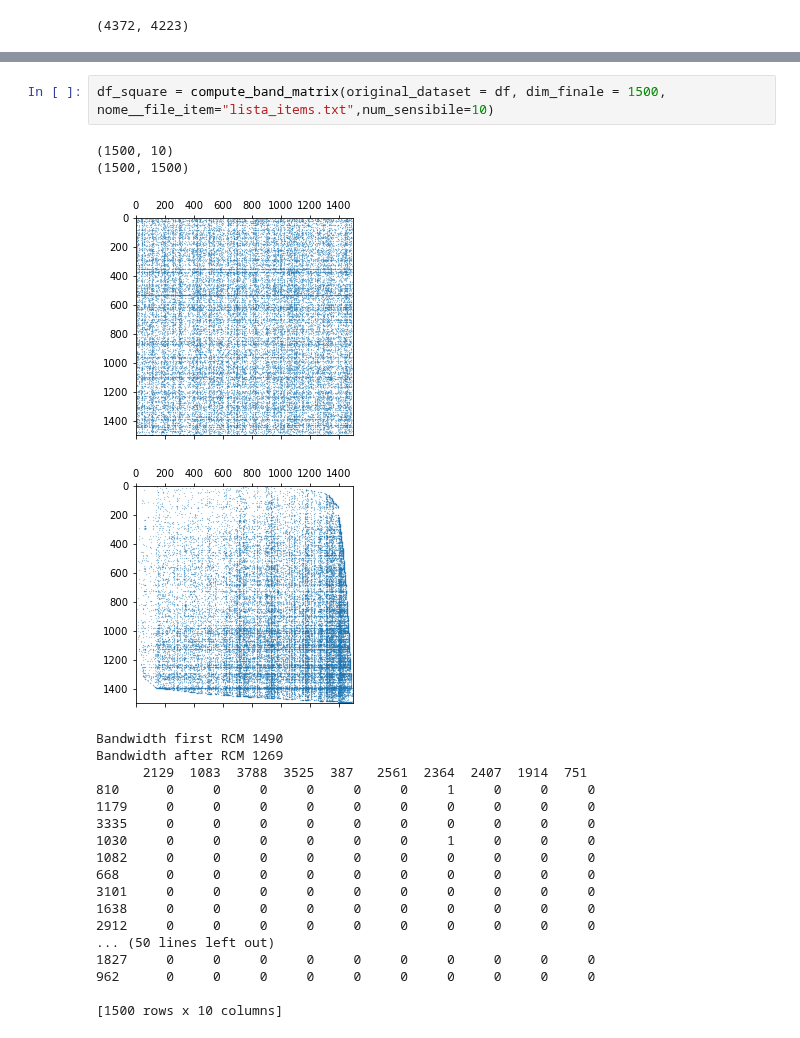
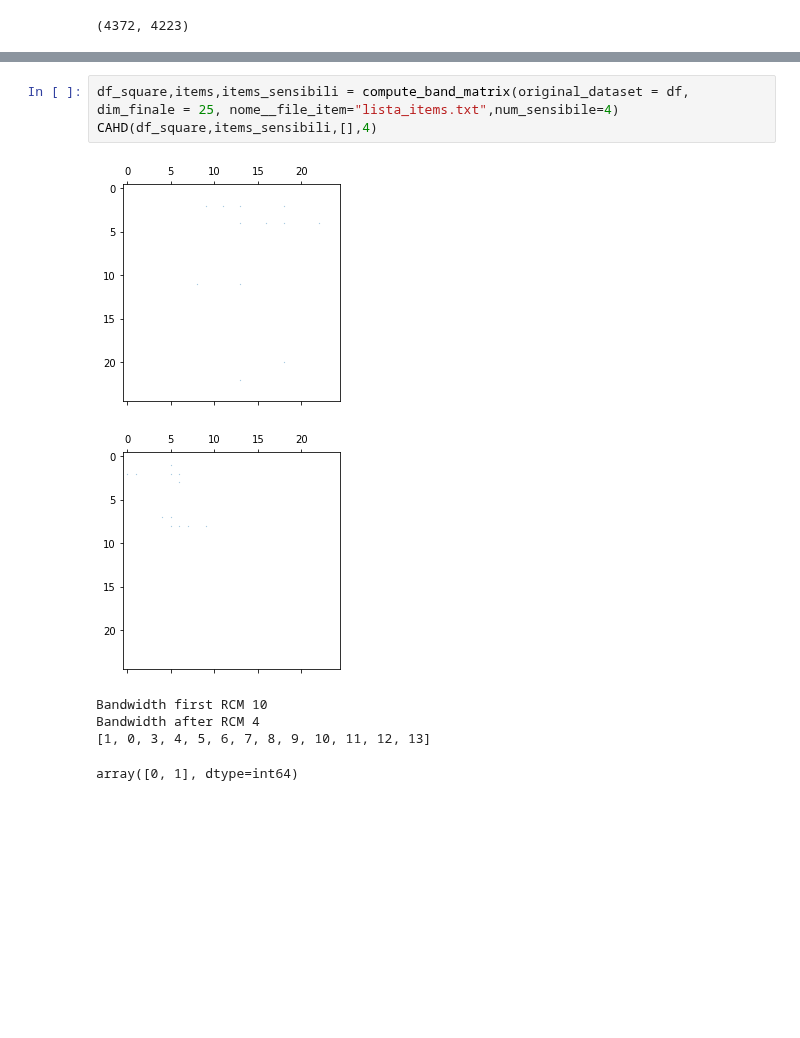
Before and after one commit to Dado1513/transactionalDataCAHD, a Jupyter notebook: rcm_with_function.ipynb, the cells around one changed output, grey strips where cells are left out. Saved outputs shown, nothing was run; the diff lists cells and outputs as text; blank space fills up the shorter version.

Commit message:
function and base for CAHD

```diff
--- a/rcm_with_function.ipynb
+++ b/rcm_with_function.ipynb
@@ -70,24 +136,10 @@ def compute_band_matrix(original_dataset = None,dim_finale=1000, nome__file_item
 # %%
-df_square = compute_band_matrix(original_dataset = df, dim_finale = 1500, nome__file_item="lista_items.txt",num_sensibile=10)
+df_square,items,items_sensibili = compute_band_matrix(original_dataset = df, dim_finale = 25, nome__file_item="lista_items.txt",num_sensibile=4)
+CAHD(df_square,items_sensibili,[],4)
 # %% [output]
-(1500, 10)
-(1500, 1500)
-[figure, old version]
+[figure, new version]
-[figure, old version]
+[figure, new version]
+Bandwidth first RCM 10
+Bandwidth after RCM 4
+[1, 0, 3, 4, 5, 6, 7, 8, 9, 10, 11, 12, 13]
-Bandwidth first RCM 1490
-Bandwidth after RCM 1269
-      2129  1083  3788  3525  387   2561  2364  2407  1914  751
-810      0     0     0     0     0     0     1     0     0     0
-1179     0     0     0     0     0     0     0     0     0     0
-3335     0     0     0     0     0     0     0     0     0     0
-1030     0     0     0     0     0     0     1     0     0     0
-1082     0     0     0     0     0     0     0     0     0     0
-668      0     0     0     0     0     0     0     0     0     0
-3101     0     0     0     0     0     0     0     0     0     0
-1638     0     0     0     0     0     0     0     0     0     0
-2912     0     0     0     0     0     0     0     0     0     0
-... (50 lines left out)
-1827     0     0     0     0     0     0     0     0     0     0
-962      0     0     0     0     0     0     0     0     0     0
-
-[1500 rows x 10 columns]
+array([0, 1], dtype=int64)
```
Also changed, not shown: parts of 6 cells of this notebook, 2 other files.
